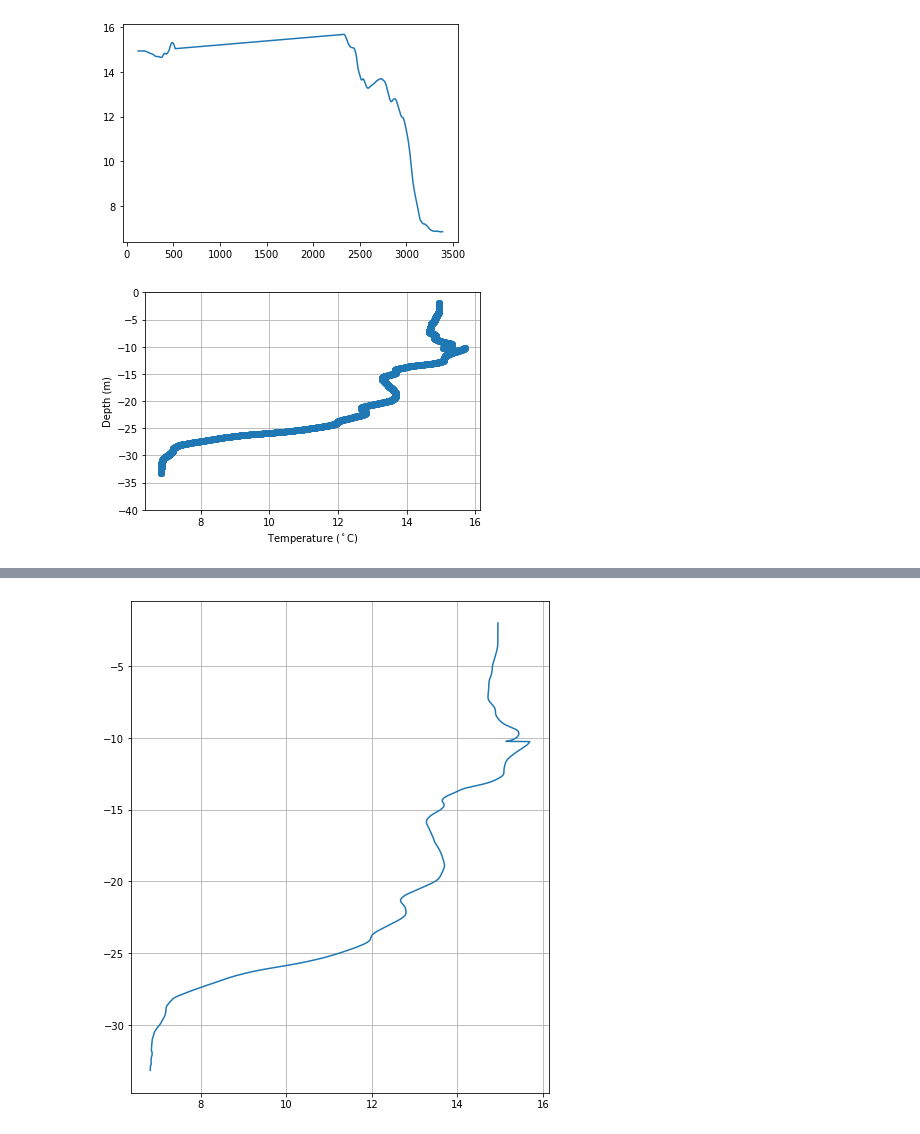
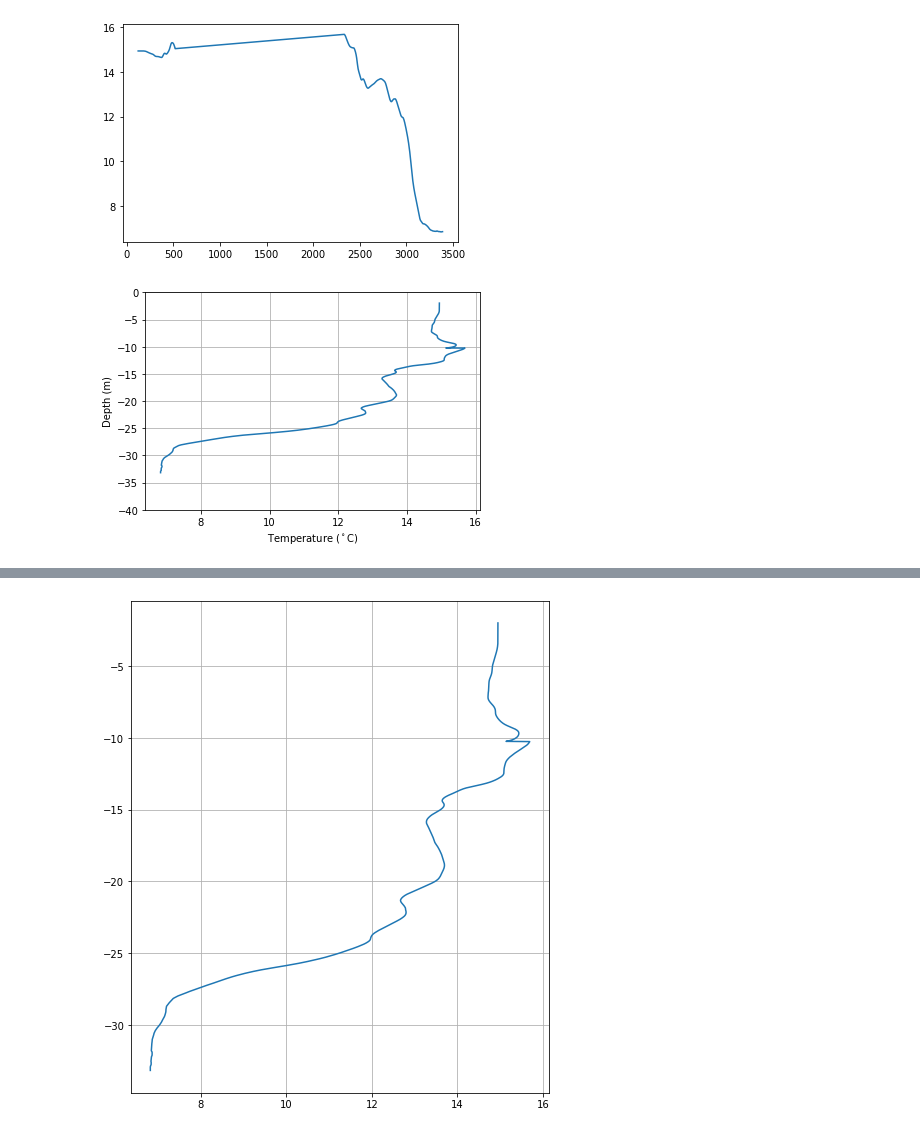
Before and after one commit to adityarn/MAR440_PythonModule, a Jupyter notebook: 07_Pandas.ipynb, the cells around one changed output, grey strips where cells are left out. Drawn from its saved outputs; the diff is of its cells as text; code cells hidden in the pictures.

```diff
--- a/07_Pandas.ipynb
+++ b/07_Pandas.ipynb
@@ -44,4 +55,4 @@ stn6.loc[sel_good_flag, "Flag"].unique()
 # %% [output]
 array([0.])
 # %%
-stn6 = stn6.loc[sel_good_flag]
+stn6.loc[sel_good_flag]
@@ -47,0 +77,2 @@ stn6 = stn6.loc[sel_good_flag]
+# %%
+stn6_good = stn6.loc[sel_good_flag].copy()
@@ -50,14 +99,20 @@ stn6["Temp1"].plot()
 # %% [output]
 <AxesSubplot:>
 [figure]
+# %%
+stn6 = stn6_good
+# %%
+stn6["TempAvg"] = (stn6["Temp1"] + stn6["Temp2"]) * 0.5
 # %%
-plt.plot(stn6["Temp1"], -stn6["Depth"], marker="o")
+plt.plot(stn6["TempAvg"], -stn6["Depth"])
 
 plt.ylim(-40, 0)
 
 plt.ylabel("Depth (m)")
 plt.xlabel("Temperature ($^\circ$C)")
 plt.grid()
+
+plt.savefig("./temp6.pdf", dpi=100, bbox_inches="tight")
 # %% [output]
-[figure, old version]
+[figure, new version]
 # %%
```
Also changed, not shown: parts of 32 cells of this notebook, 1 other file.
